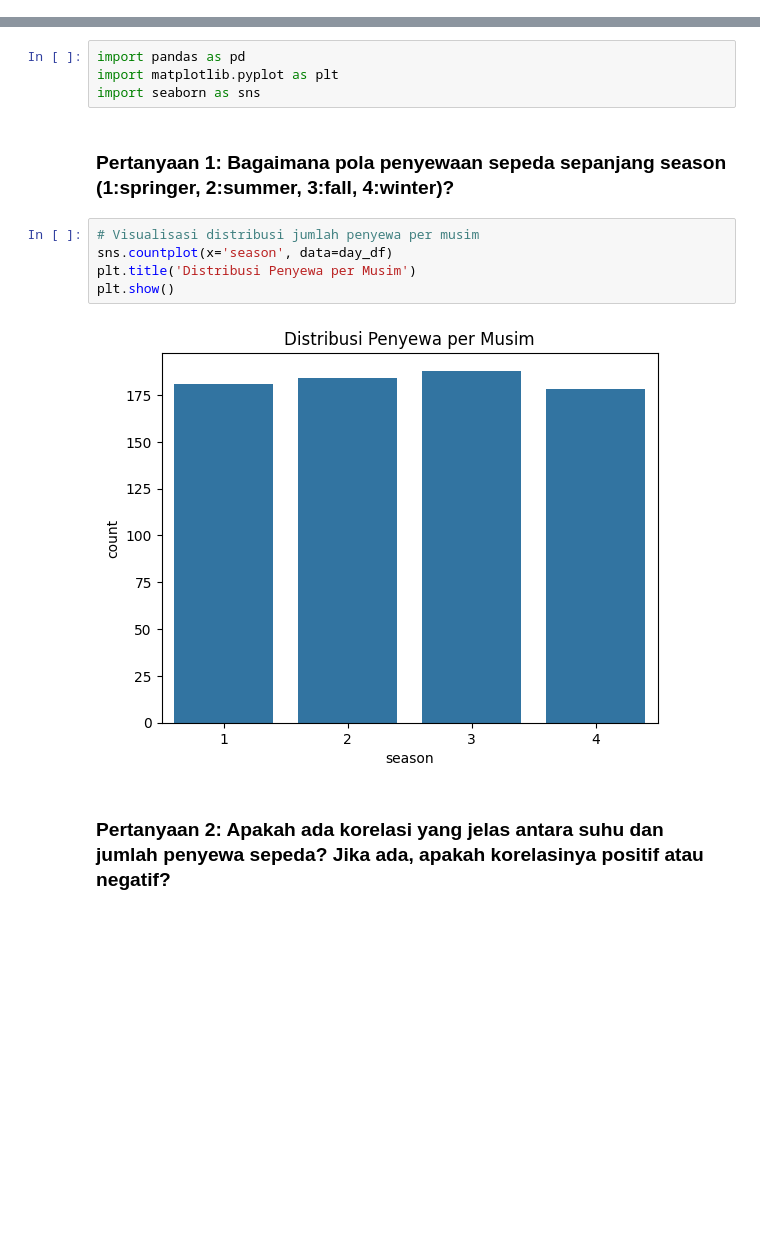
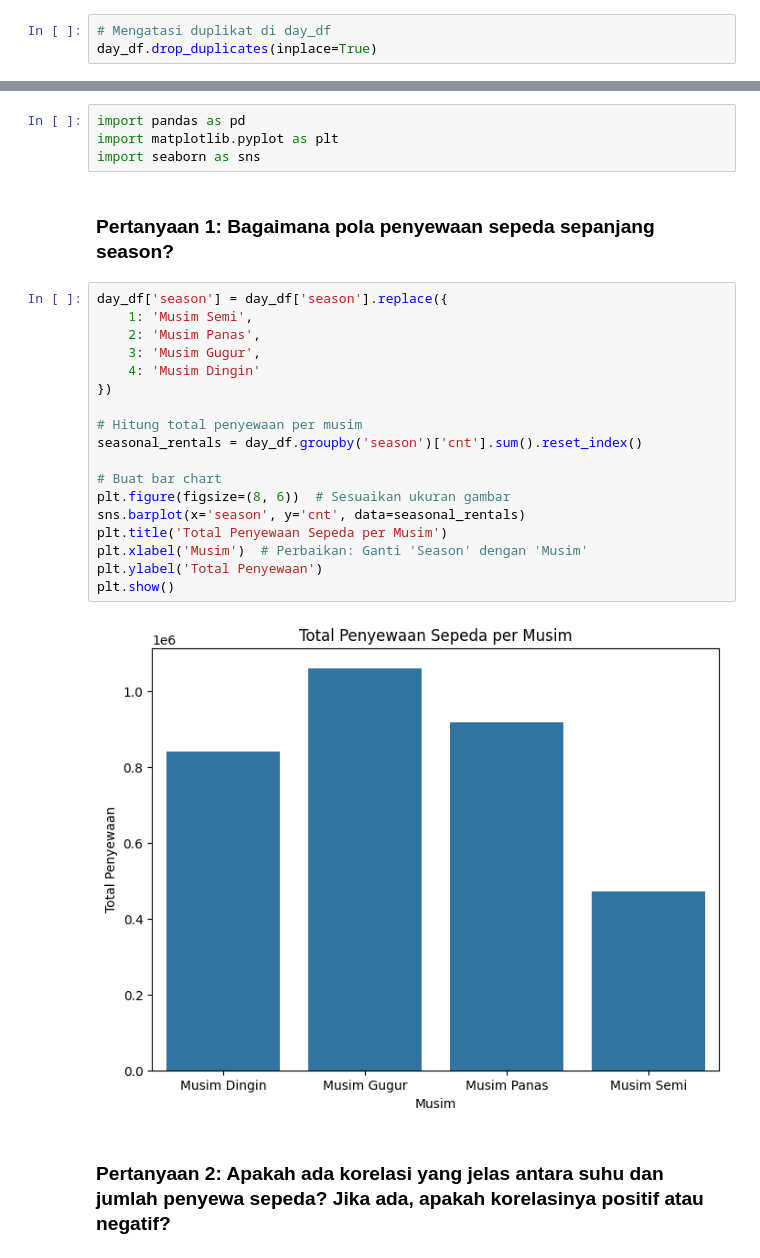
Before and after one commit to indiraism/Bike-Sharing-DA, a Jupyter notebook: notebook.ipynb, the cells around one changed output, grey strips where cells are left out. Cells and saved outputs as stored; diff of their text form; blank space fills up the shorter version.

```diff
--- a/notebook.ipynb
+++ b/notebook.ipynb
@@ -308,0 +278,3 @@ df.drop_duplicates(inplace=True)
+# %%
+# Mengatasi duplikat di day_df
+day_df.drop_duplicates(inplace=True)
@@ -541,14 +516,27 @@ import pandas as pd
 import matplotlib.pyplot as plt
 import seaborn as sns
 # %% [markdown]
-### Pertanyaan 1: Bagaimana pola penyewaan sepeda sepanjang season (1:springer, 2:summer, 3:fall, 4:winter)?
+### Pertanyaan 1: Bagaimana pola penyewaan sepeda sepanjang season?
-# %%
-# Visualisasi distribusi jumlah penyewa per musim
-sns.countplot(x='season', data=day_df)
-plt.title('Distribusi Penyewa per Musim')
-plt.show()
-# %% [output]
-[figure, removed]
+# %%
+day_df['season'] = day_df['season'].replace({
+    1: 'Musim Semi',
+    2: 'Musim Panas',
+    3: 'Musim Gugur',
+    4: 'Musim Dingin'
+})
+
+# Hitung total penyewaan per musim
+seasonal_rentals = day_df.groupby('season')['cnt'].sum().reset_index()
+
+# Buat bar chart
+plt.figure(figsize=(8, 6))  # Sesuaikan ukuran gambar
+sns.barplot(x='season', y='cnt', data=seasonal_rentals)
+plt.title('Total Penyewaan Sepeda per Musim')
+plt.xlabel('Musim')  # Perbaikan: Ganti 'Season' dengan 'Musim'
+plt.ylabel('Total Penyewaan')
+plt.show()
+# %% [output]
+[figure, added]
 # %% [markdown]
 ### Pertanyaan 2: Apakah ada korelasi yang jelas antara suhu dan jumlah penyewa sepeda? Jika ada, apakah korelasinya positif atau negatif?
 # %%
```
Also changed, not shown: parts of 16 cells of this notebook, 1 other file.
